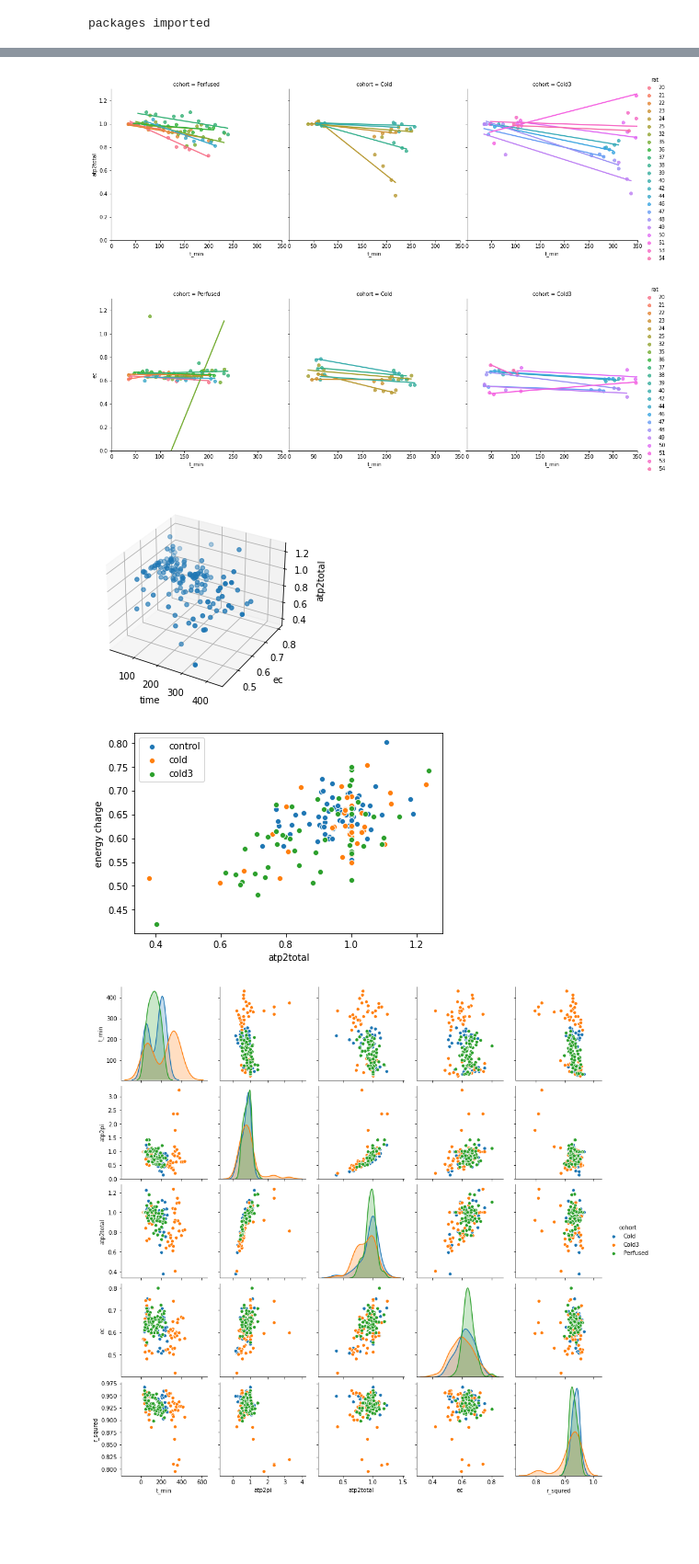
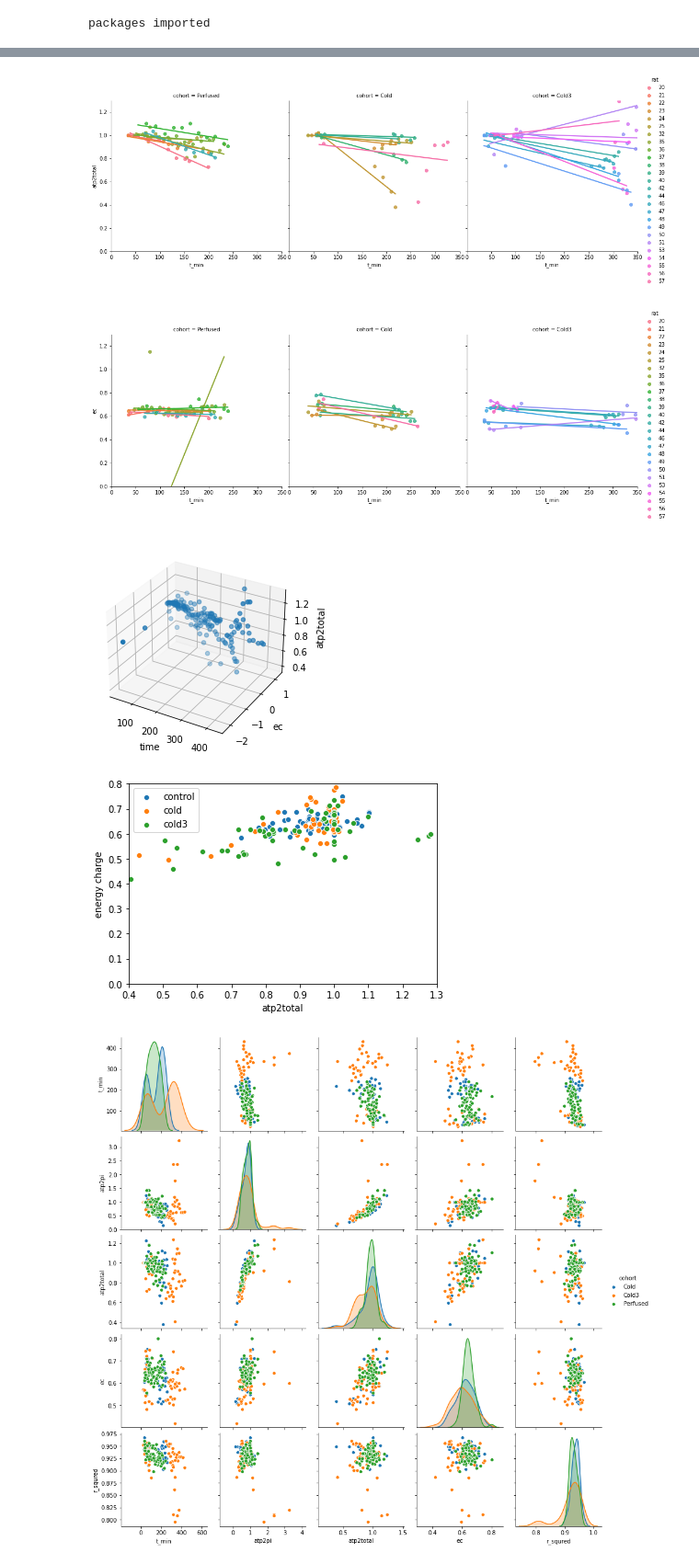
Before and after one commit to mehipour/p31_data_processing, a Jupyter notebook: nmr_summary_p31.ipynb, the cells around one changed output, grey strips where cells are left out. Shown at 92% size. Saved outputs shown, nothing was run; the diff lists cells and outputs as text; code cells hidden in the pictures; blank space fills up the shorter version.

```diff
--- a/nmr_summary_p31.ipynb
+++ b/nmr_summary_p31.ipynb
@@ -14,7 +15,7 @@ packages imported
 # %%
 # read file
 path = '/Users/mehipour/Desktop/data/'
-file_path = path + 'R_lung_data_01-Oct-2020_lb60.csv'
+file_path = path + 'R_lung_ma_data_06-Oct-2020.csv'
 df = pd.read_csv(file_path)
 
 # remove space from column names and values
@@ -139,7 +140,7 @@ plt.xlim([0,350])
 plt.ylim([0,1.3])
 plt.show()
 # %% [output]
-[figure, old version]
+[figure, new version]
 # %%
 # look at individual decline of atp2pi vs time for each group:
 df_cold3 = df[df.cohort=='Cold3']
@@ -149,7 +150,7 @@ plt.xlim([0,350])
 plt.ylim([0,1.3])
 plt.show()
 # %% [output]
-[figure, old version]
+[figure, new version]
 # %%
 # 3D plot of time, enercy charge and atp2total
 fig = plt.figure()
@@ -160,23 +161,23 @@ ax.set_ylabel('ec')
 ax.set_zlabel('atp2total')
 plt.show()
 # %% [output]
-[figure, old version]
+[figure, new version]
 # %%
 # df.cohort = df.cohort.astype('category')
 df_control = df[df['cohort']=='Perfused']
 df_cold = df[df['cohort']=='Cold']
 df_cold3 = df[df['cohort']=='Cold3']
 sns.scatterplot(x="atp2total", y="ec", data=df_control, label='control')
 sns.scatterplot(x="atp2total", y="ec", data=df_cold, label='cold')
 sns.scatterplot(x="atp2total", y="ec", data=df_cold3, label='cold3')
 plt.ylabel('energy charge')
 plt.xlabel('atp2total')
 plt.legend()
-# plt.xlim([0.4,1.3])
-# plt.ylim([0.,0.8])
+plt.xlim([0.4,1.3])
+plt.ylim([0.,0.8])
 plt.show()
 # %% [output]
-[figure, old version]
+[figure, new version]
 # %%
 cols = ['t_min','atp2pi','atp2total','ec','r_squred','cohort']
 sns.pairplot(df[cols], hue="cohort")
```
Also changed, not shown: parts of 7 cells of this notebook.
